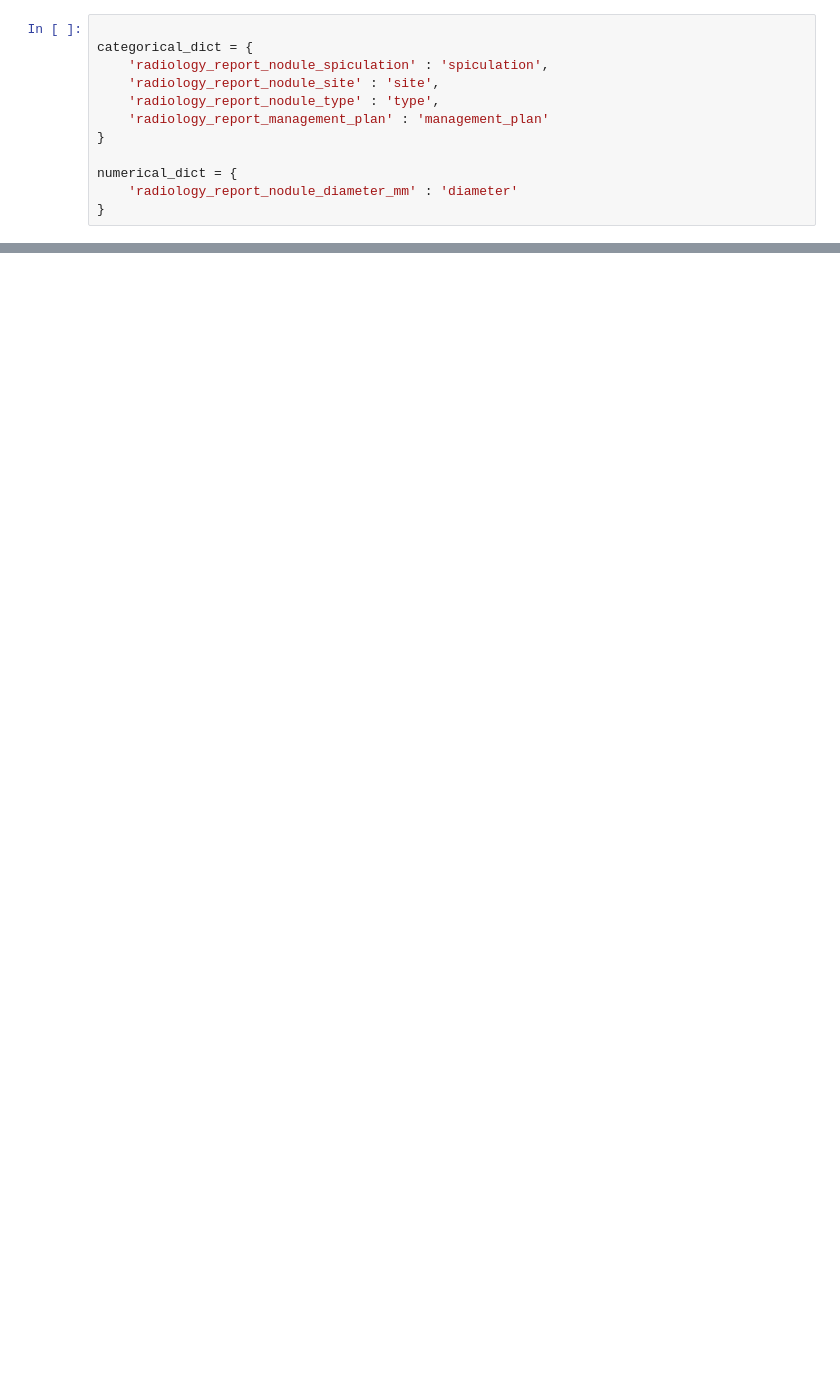
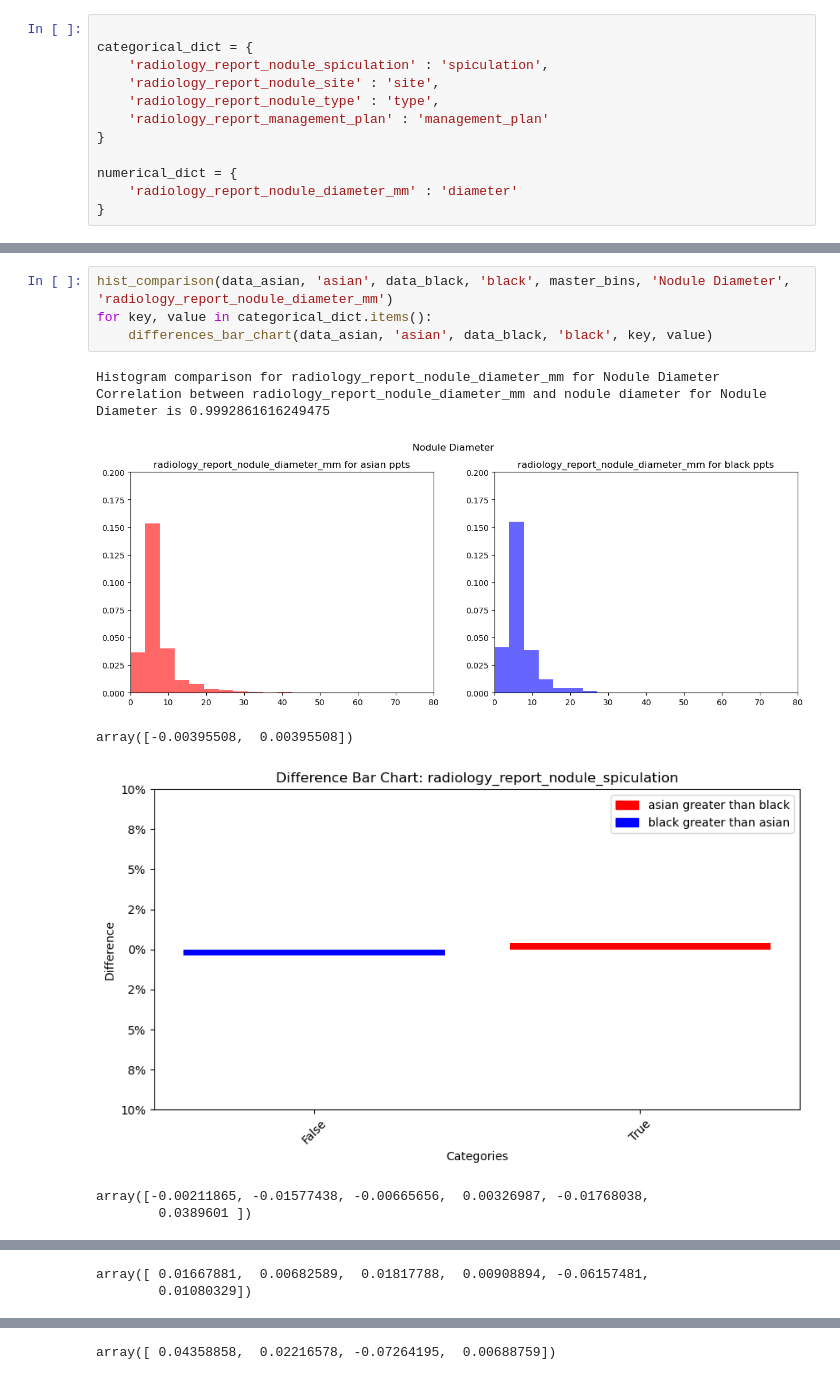
Before and after one commit to johnmccabe44/fairness-in-nodule-detection, a Jupyter notebook: notebooks/FairnessInNoduleDetectionAlgorithms/investigations.ipynb, the cells around one changed output, grey strips where cells are left out. Saved outputs shown, nothing was run; the diff lists cells and outputs as text; blank space fills up the shorter version.

```diff
--- a/notebooks/FairnessInNoduleDetectionAlgorithms/investigations.ipynb
+++ b/notebooks/FairnessInNoduleDetectionAlgorithms/investigations.ipynb
@@ -178,0 +223,12 @@ array([-0.00520616,  0.02504769, -0.02724902,  0.0074075 ])
+# %%
+hist_comparison(data_asian, 'asian', data_black, 'black', master_bins, 'Nodule Diameter', 'radiology_report_nodule_diameter_mm')
+for key, value in categorical_dict.items():
+    differences_bar_chart(data_asian, 'asian', data_black, 'black', key, value)
+# %% [output]
+Histogram comparison for radiology_report_nodule_diameter_mm for Nodule Diameter
+Correlation between radiology_report_nodule_diameter_mm and nodule diameter for Nodule Diameter is 0.9992861616249475
+[figure, added]
+array([-0.00395508,  0.00395508])
+[figure, added]
+array([-0.00211865, -0.01577438, -0.00665656,  0.00326987, -0.01768038,
+        0.0389601 ])
@@ -178,0 +236,2 @@ array([-0.00520616,  0.02504769, -0.02724902,  0.0074075 ])
+array([ 0.01667881,  0.00682589,  0.01817788,  0.00908894, -0.06157481,
+        0.01080329])
@@ -178,0 +239 @@ array([-0.00520616,  0.02504769, -0.02724902,  0.0074075 ])
+array([ 0.04358858,  0.02216578, -0.07264195,  0.00688759])
```
Also changed, not shown: parts of 8 cells of this notebook.
